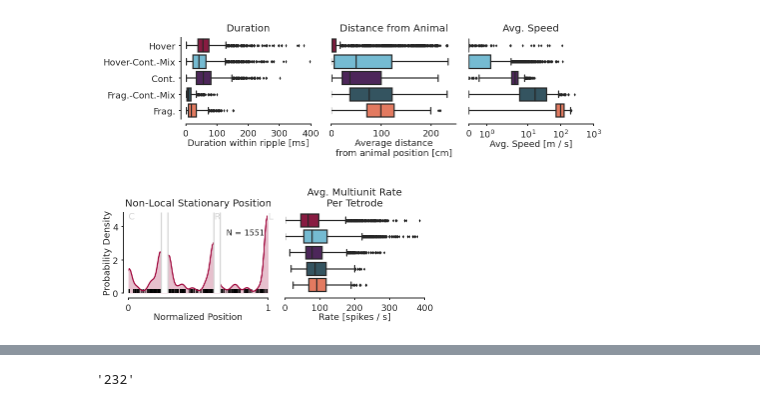
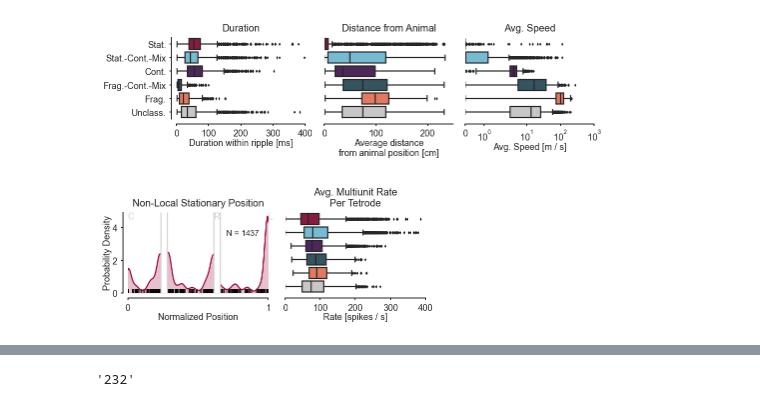
Before and after one commit to Eden-Kramer-Lab/replay_trajectory_paper, a Jupyter notebook: notebooks/Figure5.ipynb, the cells around one changed output, grey strips where cells are left out. Cells and saved outputs as stored; diff of their text form; code cells hidden in the pictures.

Commit message:
Update figure5

```diff
--- a/notebooks/Figure5.ipynb
+++ b/notebooks/Figure5.ipynb
@@ -149,0 +39,12 @@ save_figure(os.path.join("Figure5", "figure5_category_counts"))
+# %%
+from src.visualization import plot_upset_classification
+
+classified_replay_info = replay_info.loc[
+    replay_info.is_classified & (replay_info.duration_classified > 0.015)
+]
+
+ax_dict, upset = plot_upset_classification(
+    classified_replay_info, intersection_frac_threshold=0.01,
+)
+
+save_figure(os.path.join("Figure5", "figure5_upset"))
@@ -150,6 +53,5 @@ save_figure(os.path.join("Figure5", "figure5_category_counts"))
 # %%
-classified_replay_info = replay_info.loc[replay_info.is_classified]
-n_states = classified_replay_info.loc[:, STATE_ORDER].sum(axis=1)
+n_states = classified_replay_info.loc[:, STATE_ORDER[:-1]].sum(axis=1)
 
 print(
     f"Number of single dynamic: {(n_states == 1).sum()} / {len(classified_replay_info)} or {(n_states == 1).mean() * 100:0.0f}%\n"
@@ -305,6 +218,10 @@ from src.visualization import (
 )
 import glob
 
+from src.parameters import STATE_ORDER
+from src.visualization import SHORT_STATE_NAMES
+
+
 saturation, fliersize = 0.7, 1
 
 fig, axes = plt.subplots(
@@ -313,7 +230,11 @@ fig, axes = plt.subplots(
 
 # Duration of Dynamic
 plot_category_duration(
-    replay_info, kind="box", ax=axes[0], fliersize=fliersize, saturation=saturation,
+    classified_replay_info,
+    kind="box",
+    ax=axes[0],
+    fliersize=fliersize,
+    saturation=saturation,
 )
 axes[0].set_title("Duration", fontsize=10)
 axes[0].set_xlim((0, 400))
@@ -321,7 +242,11 @@ sns.despine(ax=axes[0], offset=5)
 
 # Distance from Animal
 plot_replay_distance_from_actual_position(
-    replay_info, kind="box", ax=axes[1], fliersize=fliersize, saturation=saturation
+    classified_replay_info,
+    kind="box",
+    ax=axes[1],
+    fliersize=fliersize,
+    saturation=saturation,
 )
 axes[1].set_title("Distance from Animal", fontsize=10)
 sns.despine(ax=axes[1], offset=5)
@@ -331,9 +256,6 @@ axes[1].spines["left"].set_visible(False)
 
 
 # Replay Speed
-
-from src.parameters import STATE_ORDER
-
 coherent_speeds = [
     "Hover_replay_speed",
     "Hover-Continuous-Mix_replay_speed",
@@ -342,39 +264,40 @@ coherent_speeds = [
 incoherent_speeds = [
     "Fragmented-Continuous-Mix_replay_speed",
     "Fragmented_replay_speed",
+    "Unclassified_replay_speed",
 ]
 
 all_speeds = [*coherent_speeds, *incoherent_speeds]
 
-d = replay_info.filter(all_speeds, axis=1).rename(
+d = classified_replay_info.filter(all_speeds, axis=1).rename(
     columns=lambda c: SHORT_STATE_NAMES[c.split("_")[0]]
 )
 
 durations = [f"{state}_duration" for state in STATE_ORDER]
-mask = replay_info.filter(durations) <= 0.020
+mask = classified_replay_info.filter(durations) <= 0.020
 mask[mask == 1] = np.nan
 mask[mask == 0] = 1.0
 
 d = d * mask.values
 
 sns.boxplot(
     data=d / 100,
     orient="horizontal",
     palette=STATE_COLORS,
     fliersize=fliersize,
     saturation=saturation,
     ax=axes[2],
 )
 axes[2].set_xscale("symlog")
 axes[2].set_xlim((0, 1e3))
 axes[2].set_xlabel("Avg. Speed [m / s]")
 axes[2].set_title("Avg. Speed", fontsize=10)
 axes[2].set_yticks([])
 sns.despine(ax=axes[2], offset=5)
 axes[2].spines["left"].set_visible(False)
 save_figure(os.path.join("Figure5", "figure5_dynamics_summary1"))
 # %% [output]
-[figure, old version]
+[figure, new version]
 # %%
 fig, axes = plt.subplots(
     nrows=1,
@@ -384,22 +307,10 @@ fig, axes = plt.subplots(
 )
 
 # Non-Local Stationary Position
-norm_non_local_hover = (
-    replay_info.loc[
-        replay_info.Hover_replay_distance_from_actual_position > 30
-    ].Hover_replay_linear_position.values
-    / replay_info.loc[
-        replay_info.Hover_replay_distance_from_actual_position > 30
-    ].left_well_position
-)
-
-
-norm_non_local_hover_position = np.concatenate(
-    [np.load(filename) for filename in glob.glob("../Processed-Data/*_80.npy")]
-)
+norm_non_local_hover = get_norm_linear_position(classified_replay_info)
 
 sns.distplot(
-    norm_non_local_hover_position,
+    norm_non_local_hover,
     kde_kws=dict(
         bw=0.020,
         clip=(0, 1),
@@ -418,7 +329,7 @@ axes[0].set_xticks([0.0, 1.0])
 axes[0].set_xlabel("Normalized Position")
 axes[0].set_ylabel("Probability Density")
 plot_linear_position_markers(
-    replay_info,
+    classified_replay_info,
     is_normalized=True,
     jitter=0.00,
     zorder=101,
@@ -431,17 +342,19 @@ plot_linear_position_markers(
 sns.despine(ax=axes[0], offset=5)
 axes[0].set_xlim((0, 1))
 axes[0].set_title("Non-Local Stationary Position", fontsize=10)
-n_non_local = norm_non_local_hover.size
+n_non_local = (
+    (classified_replay_info.Hover_replay_distance_from_actual_position > 30)
+).sum()
 axes[0].text(0.70, 3.5, f"N = {n_non_local}", zorder=100, fontsize=8)
 
 # Population firing rate
 rates = [f"{state}_population_rate" for state in STATE_ORDER]
-d = replay_info.filter(rates, axis=1).rename(
+d = classified_replay_info.filter(rates, axis=1).rename(
     columns=lambda c: SHORT_STATE_NAMES[c.split("_")[0]]
 )
 
 durations = [f"{state}_duration" for state in STATE_ORDER]
-mask = replay_info.filter(durations) <= 0.020
+mask = classified_replay_info.filter(durations) <= 0.020
 mask[mask == 1] = np.nan
 mask[mask == 0] = 1.0
 
@@ -464,4 +377,4 @@ axes[1].set_yticks([])
 axes[1].spines["left"].set_visible(False)
 save_figure(os.path.join("Figure5", "figure5_dynamics_summary2"))
 # %% [output]
-[figure, old version]
+[figure, new version]
```
Also changed, not shown: parts of 47 cells of this notebook.
